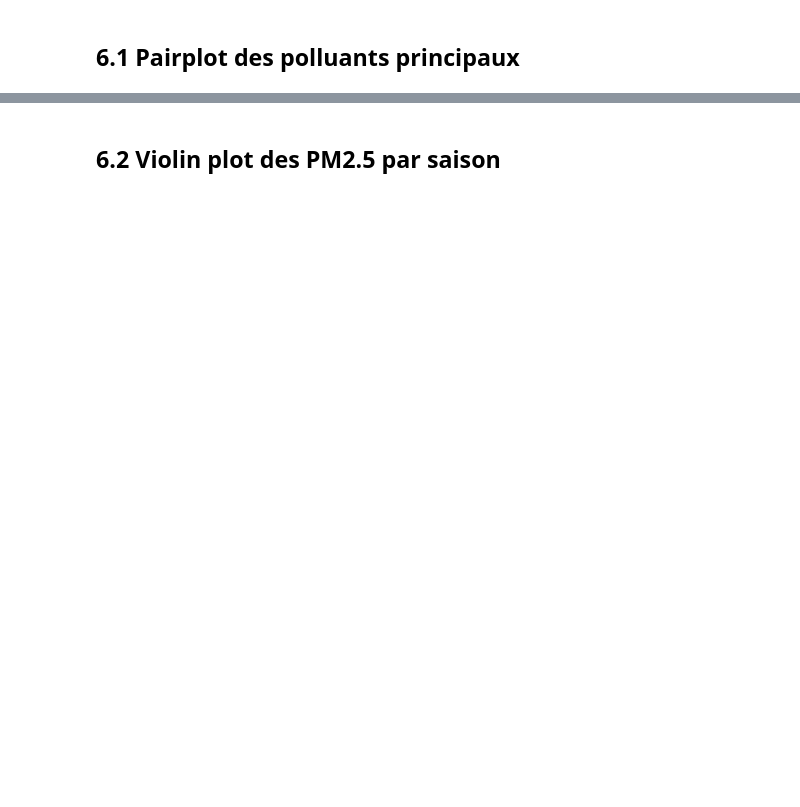
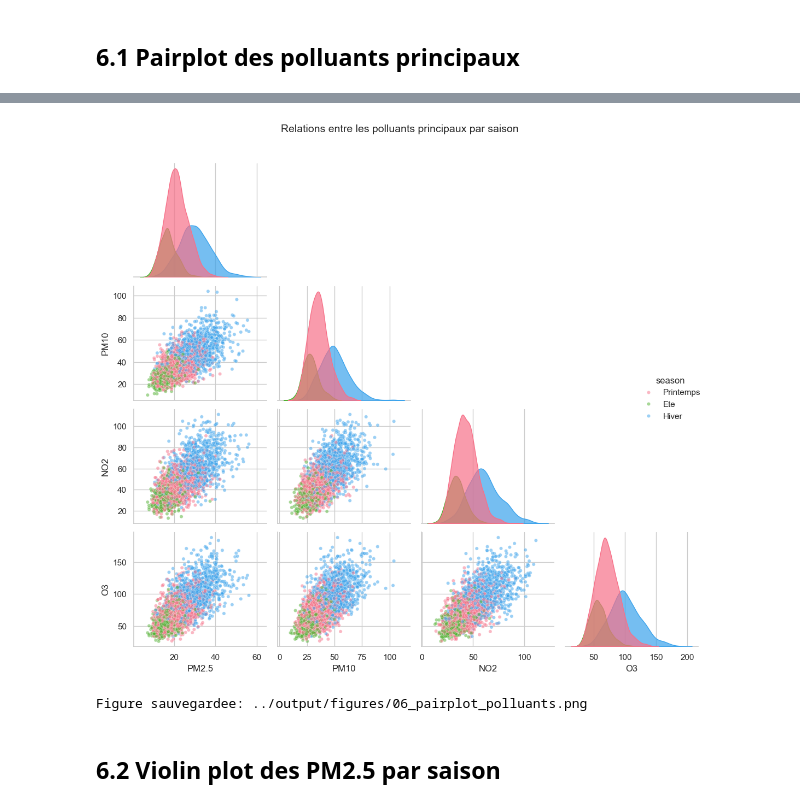
Before and after one commit to DamienDESSAUX-M2i/M2i_CDSD_TDTP, a Jupyter notebook: spark/TP_Analyse_Qualite_Air/correction/notebooks/06_visualisations_seaborn.ipynb, the cells around one changed output, grey strips where cells are left out. Saved outputs shown, nothing was run; the diff lists cells and outputs as text; code cells hidden in the pictures; blank space fills up the shorter version.

```diff
--- a/spark/TP_Analyse_Qualite_Air/correction/notebooks/06_visualisations_seaborn.ipynb
+++ b/spark/TP_Analyse_Qualite_Air/correction/notebooks/06_visualisations_seaborn.ipynb
@@ -68,22 +72,25 @@ print(f"Echantillon pour pairplot: {len(df_sample)} lignes")
 # %%
 # Pairplot
 g = sns.pairplot(
     df_sample[available_pollutants + ['season']],
     hue='season',
     palette='husl',
     diag_kind='kde',
     plot_kws={'alpha': 0.5, 's': 20},
     diag_kws={'alpha': 0.7},
     corner=True
 )
 
-g.fig.suptitle('Relations entre les polluants principaux par saison', y=1.02, fontsize=14)
+g.figure.suptitle('Relations entre les polluants principaux par saison', y=1.02, fontsize=14)
 
 plt.tight_layout()
 plt.savefig(f"{FIGURES_DIR}/06_pairplot_polluants.png", dpi=300, bbox_inches='tight')
 plt.show()
 
 print(f"Figure sauvegardee: {FIGURES_DIR}/06_pairplot_polluants.png")
+# %% [output]
+[figure, added]
+Figure sauvegardee: ../output/figures/06_pairplot_polluants.png
 # %% [markdown]
 ## 6.2 Violin plot des PM2.5 par saison
 # %%
```
Also changed, not shown: parts of 8 cells of this notebook, 15 other files.
